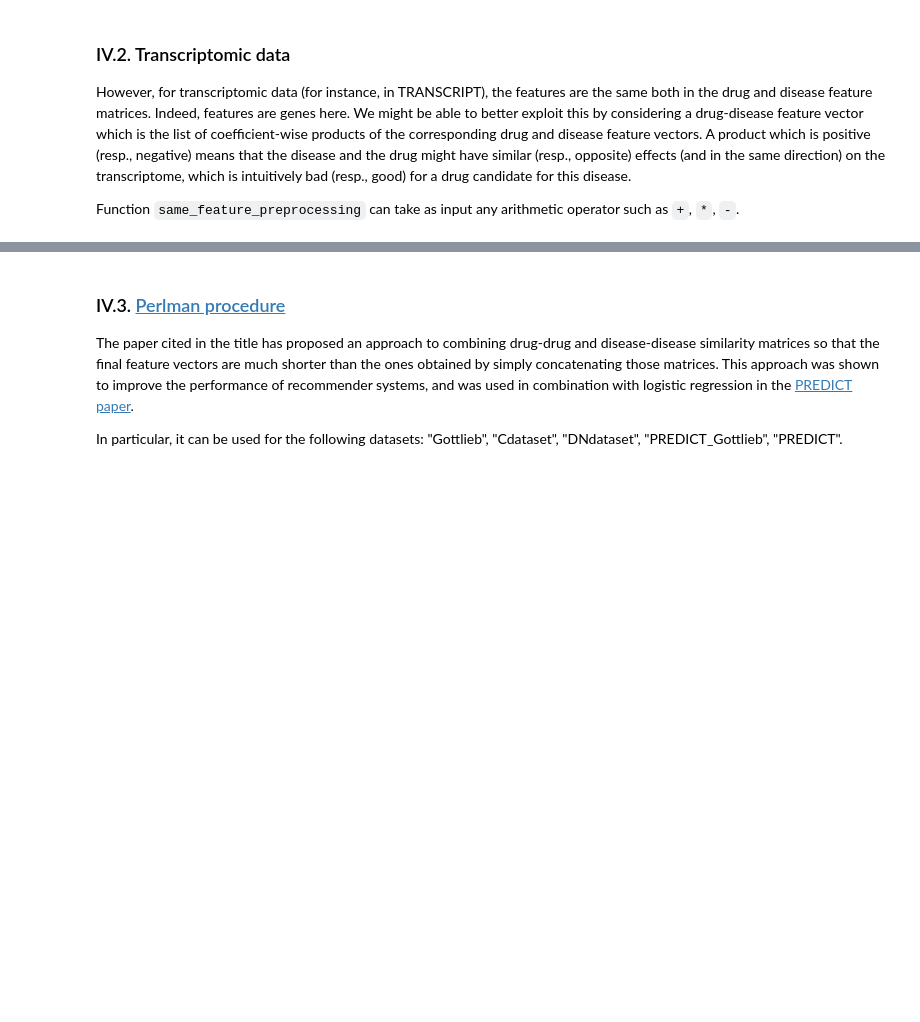
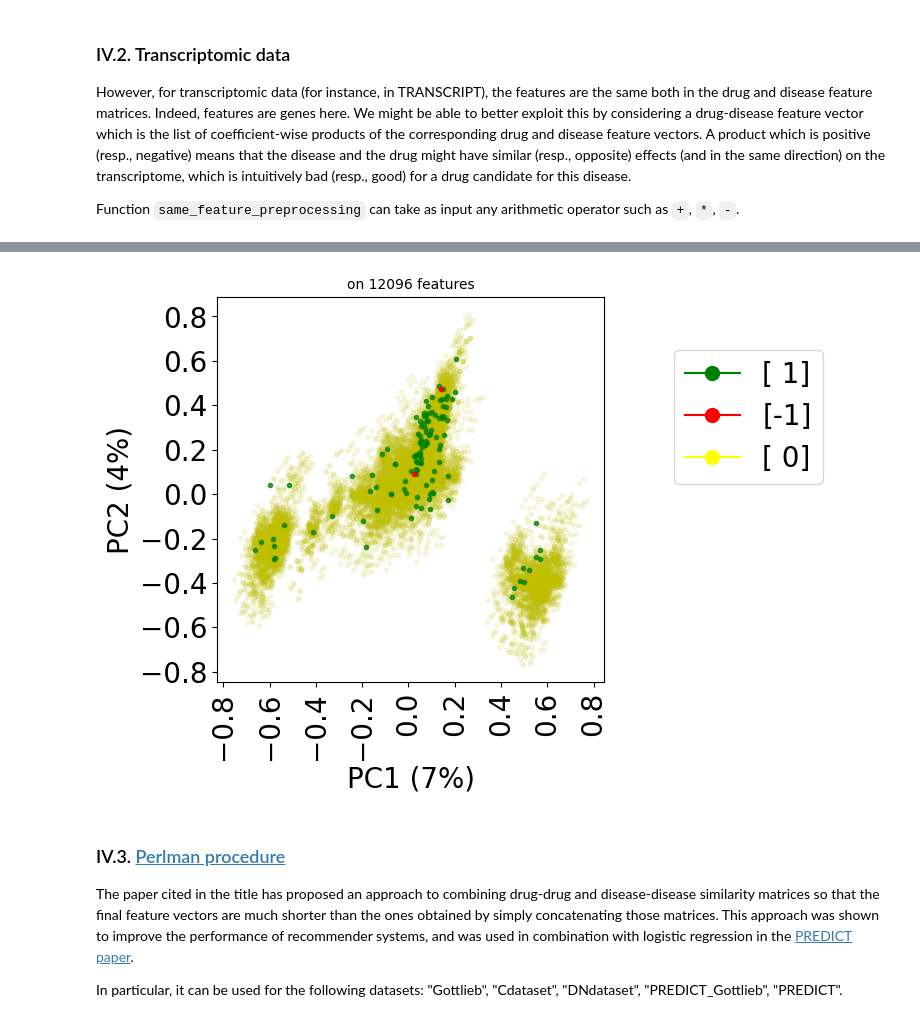
Before and after one commit to RECeSS-EU-Project/stanscofi, a Jupyter notebook: docs/Introduction to stanscofi.ipynb, the cells around one changed output, grey strips where cells are left out. Drawn from its saved outputs; the diff is of its cells as text; code cells hidden in the pictures; blank space fills up the shorter version.

```diff
--- a/docs/Introduction to stanscofi.ipynb
+++ b/docs/Introduction to stanscofi.ipynb
@@ -734,2 +742,9 @@ X.shape
 # %%
-train_dataset.visualize(withzeros=True, X=X, y=y, dimred_args={"n_neighbors": 10})
+start=time()
+
+X, y = stanscofi.preprocessing.same_feature_preprocessing(test_dataset, "+")
+
+print("Elapsed time %.2f sec" % (time()-start))
+
+test_dataset.visualize(withzeros=True, X=X, y=y)
+# %% [output]
@@ -736,3 +752,4 @@ train_dataset.visualize(withzeros=True, X=X, y=y, dimred_args={"n_neighbors": 10
+[figure, added]
 # %% [markdown]
 ### IV.3. [Perlman procedure](https://doi.org/10.1089/cmb.2010.0213)
 
```
Also changed, not shown: parts of 6 cells of this notebook, 3 other files.
